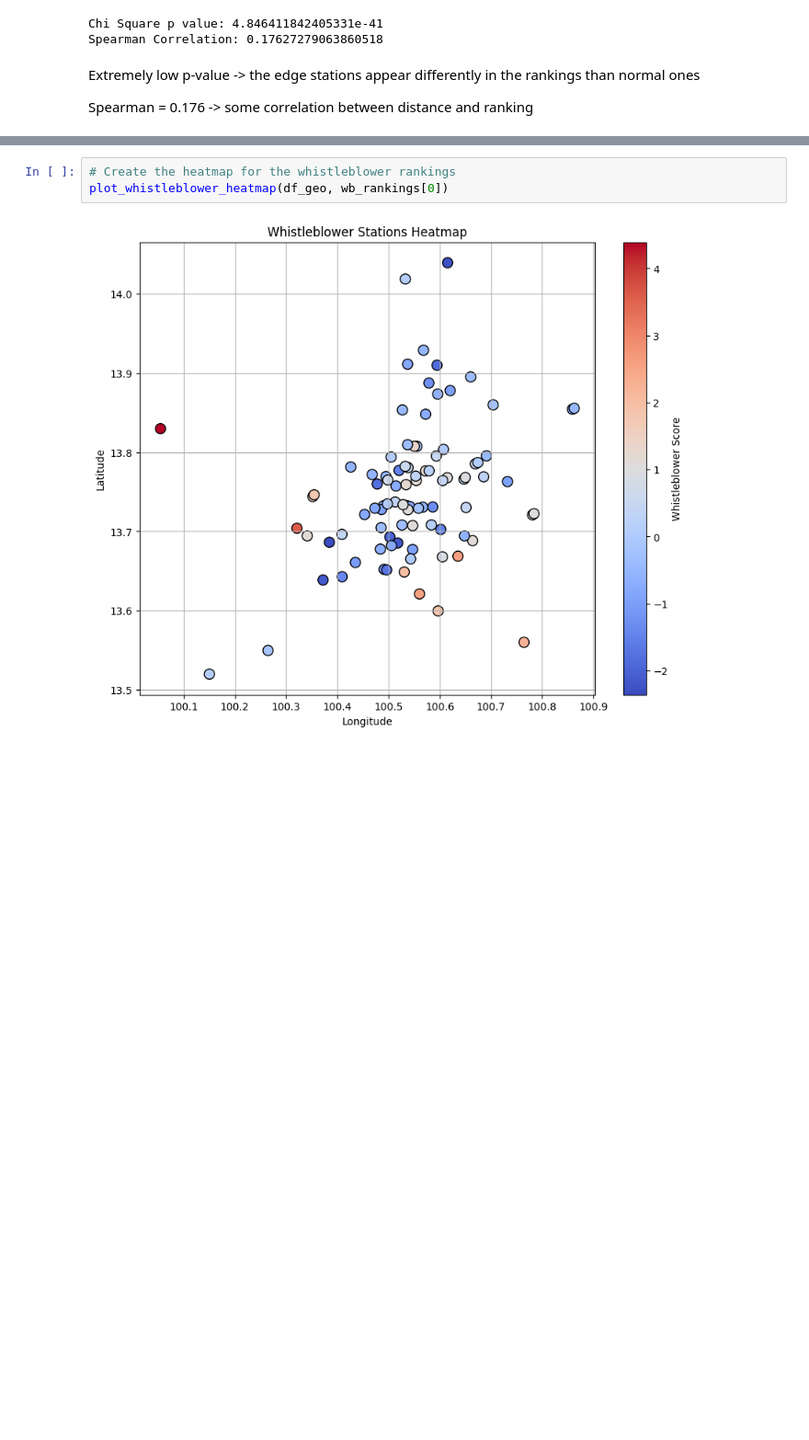
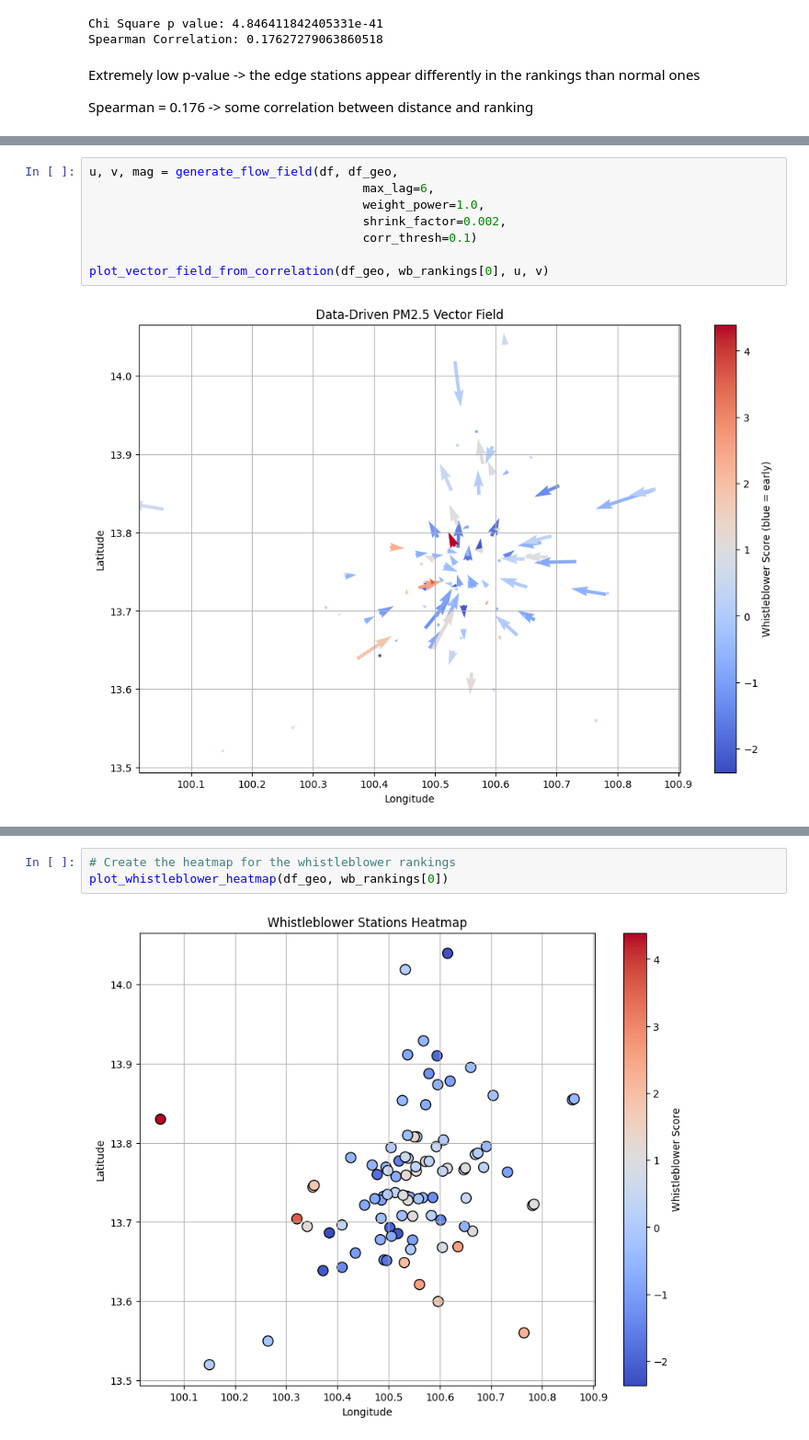
Before and after one commit to GemsLoveNLP/PM25, a Jupyter notebook: eda.ipynb, the cells around one changed output, grey strips where cells are left out. Shown at 92% size. Drawn from its saved outputs; the diff is of its cells as text; blank space fills up the shorter version.

```diff
--- a/eda.ipynb
+++ b/eda.ipynb
@@ -1057,0 +1151,10 @@ plot_vector_field_from_correlation(df_geo, wb_rankings[0], u, v, wb_ranking.valu
+# %%
+u, v, mag = generate_flow_field(df, df_geo,
+                                      max_lag=6,
+                                      weight_power=1.0,
+                                      shrink_factor=0.002,
+                                      corr_thresh=0.1)
+
+plot_vector_field_from_correlation(df_geo, wb_rankings[0], u, v)
+# %% [output]
+[figure, added]
```
Also changed, not shown: parts of 4 cells of this notebook.
